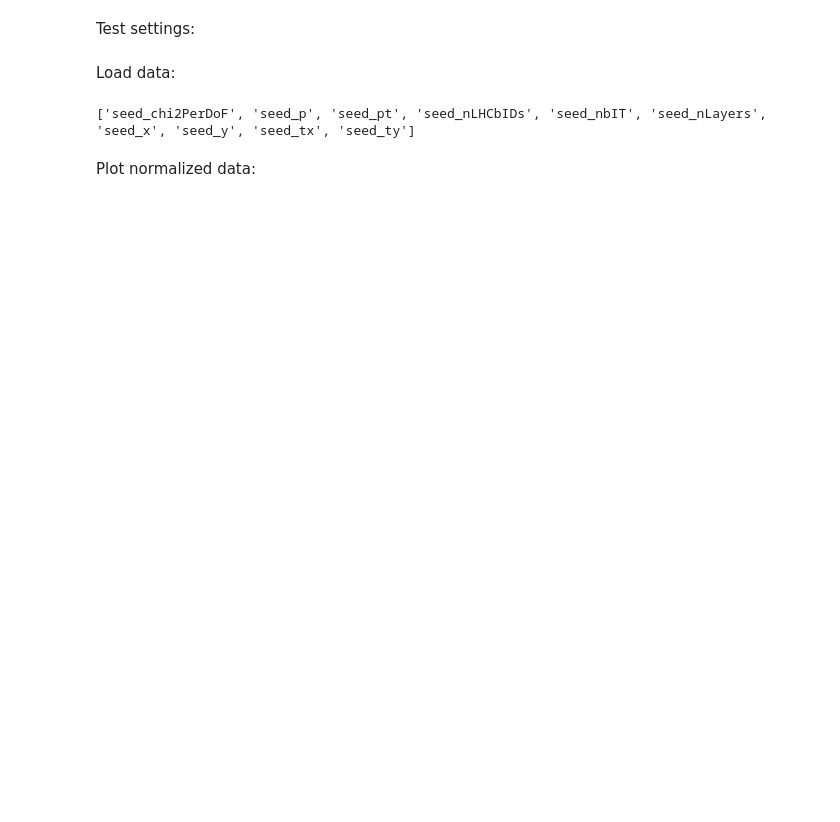
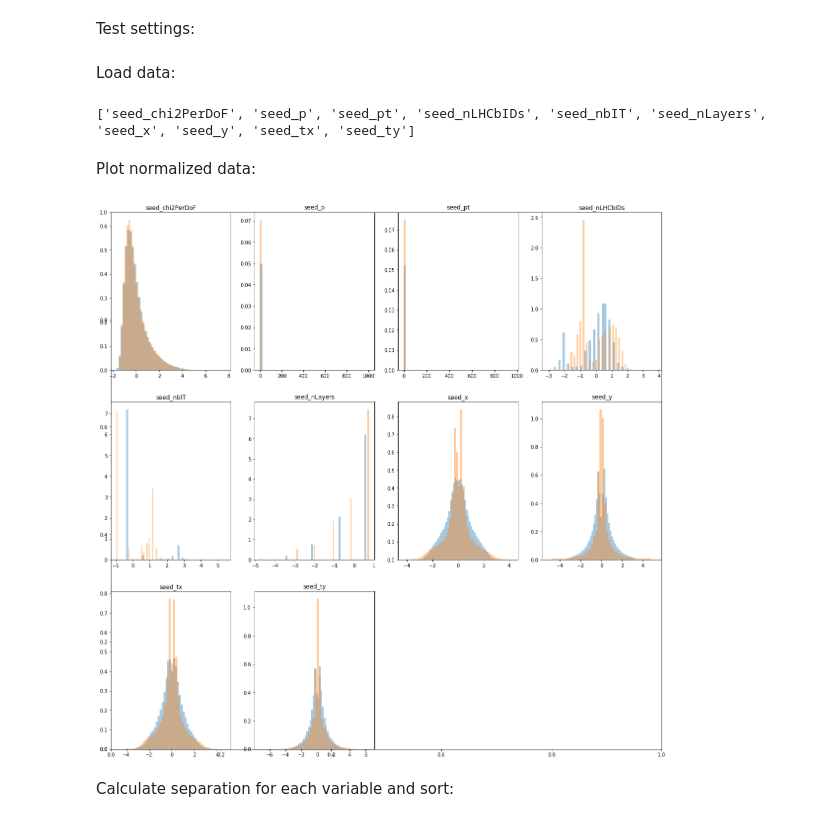
Before and after one commit to mgoncerz/SeparationPowerTool, a Jupyter notebook: automatedTest.ipynb, the cells around one changed output. Cells and saved outputs as stored; diff of their text form; code cells hidden in the pictures; blank space fills up the shorter version.

```diff
--- a/automatedTest.ipynb
+++ b/automatedTest.ipynb
@@ -63,3 +63,20 @@ with open(data_file, "r") as datafile:
 ['seed_chi2PerDoF', 'seed_p', 'seed_pt', 'seed_nLHCbIDs', 'seed_nbIT', 'seed_nLayers', 'seed_x', 'seed_y', 'seed_tx', 'seed_ty']
 # %% [markdown]
 Plot normalized data:
+# %%
+import matplotlib.pyplot as plt
+import seaborn
+import math
+
+f, ax = plt.subplots(figsize=(20,20))
+nrows = math.floor(math.sqrt(len(variable_names)))
+ncols = math.ceil(len(variable_names) / nrows)
+
+for index, variable in enumerate(variable_names):
+  f.add_subplot(nrows, ncols, index + 1)
+  seaborn.distplot(signal_data[variable], kde=False, norm_hist = True).set_title(variable)
+  seaborn.distplot(background_data[variable], kde=False, norm_hist = True).set_title(variable)
+# %% [output]
+[figure, added]
+# %% [markdown]
+Calculate separation for each variable and sort:
```
Also changed, not shown: parts of 7 cells of this notebook.
